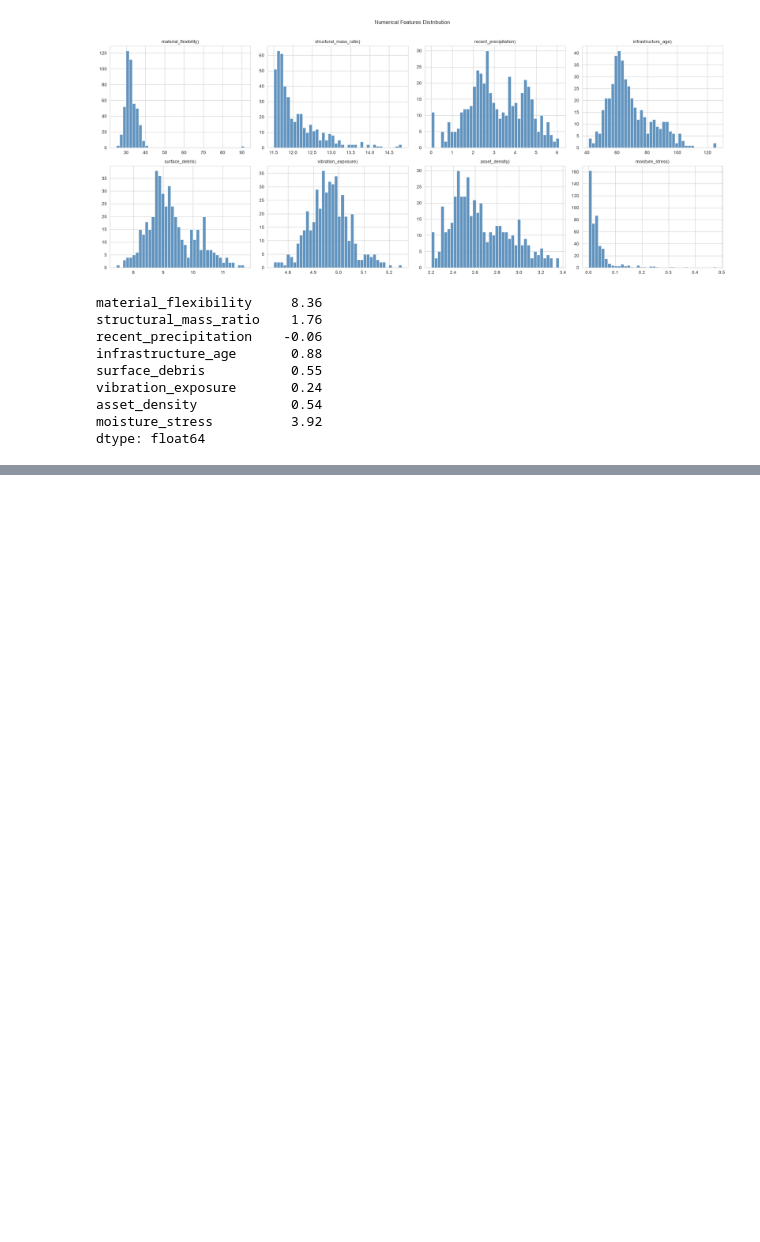
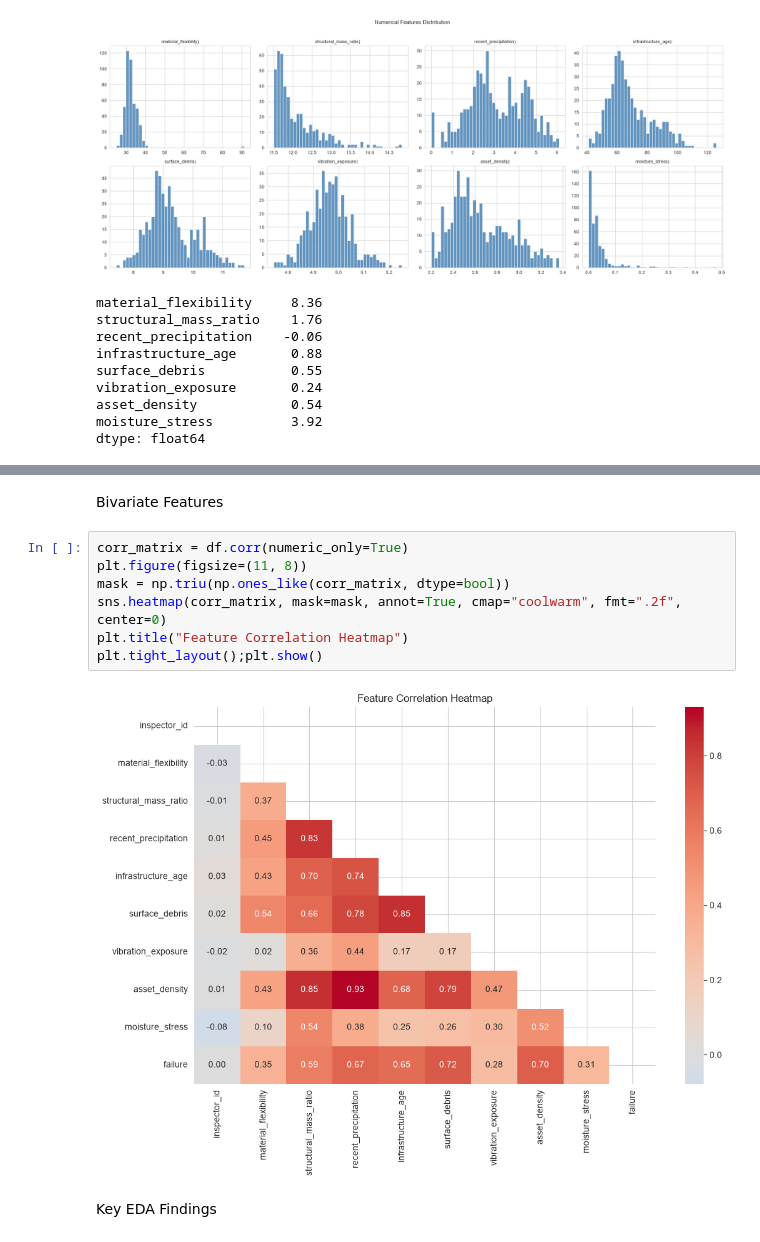
Before and after one commit to Mouldiez/Y3-Intro-to-ML-Assignment, a Jupyter notebook: EDA.ipynb, the cells around one changed output, grey strips where cells are left out. Drawn from its saved outputs; the diff is of its cells as text; blank space fills up the shorter version.

```diff
--- a/EDA.ipynb
+++ b/EDA.ipynb
@@ -175,0 +303,13 @@ dtype: float64
+# %% [markdown]
+Bivariate Features
+# %%
+corr_matrix = df.corr(numeric_only=True)
+plt.figure(figsize=(11, 8))
+mask = np.triu(np.ones_like(corr_matrix, dtype=bool))
+sns.heatmap(corr_matrix, mask=mask, annot=True, cmap="coolwarm", fmt=".2f", center=0)
+plt.title("Feature Correlation Heatmap")
+plt.tight_layout();plt.show()
+# %% [output]
+[figure, added]
+# %% [markdown]
+Key EDA Findings
```
Also changed, not shown: parts of 21 cells of this notebook, 1 other file.
